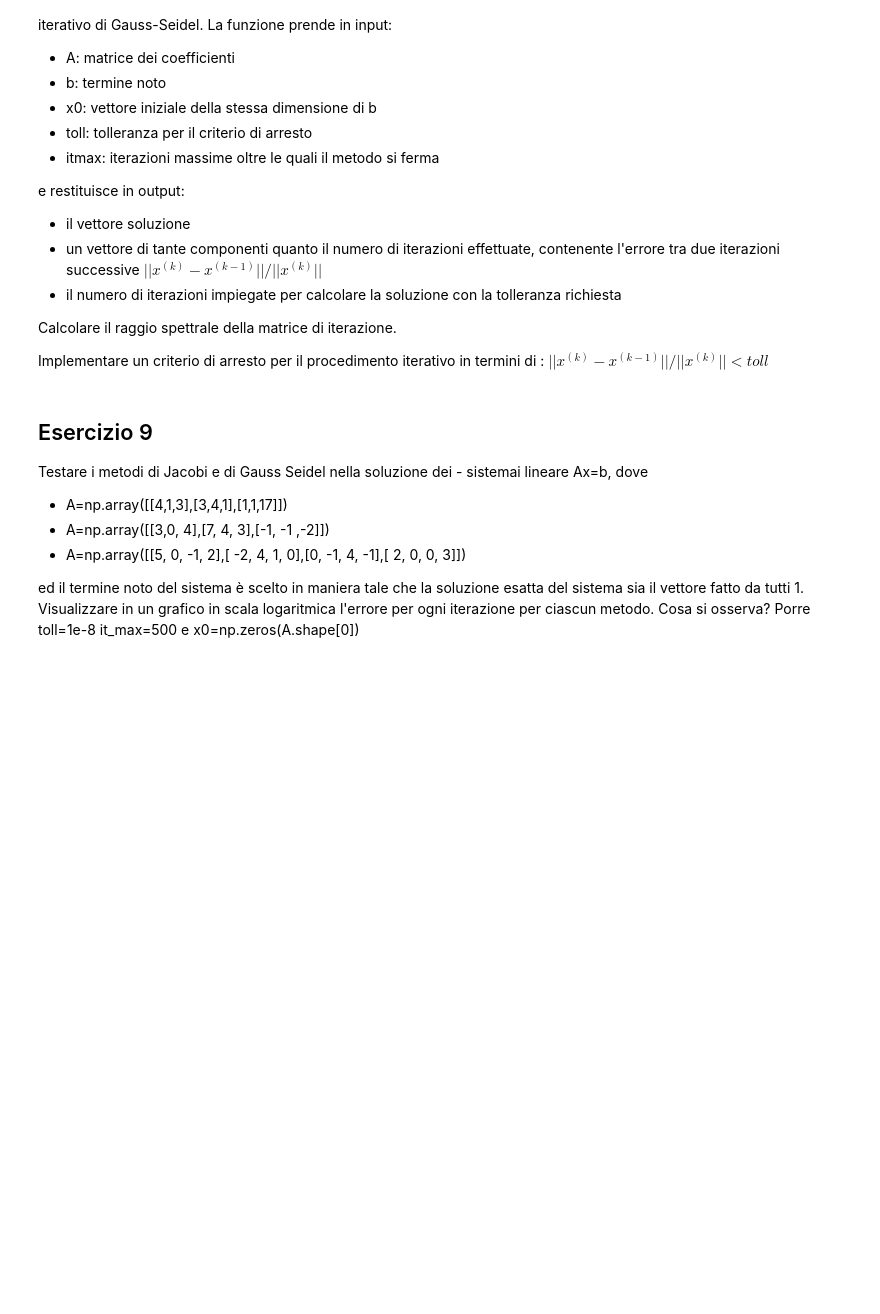
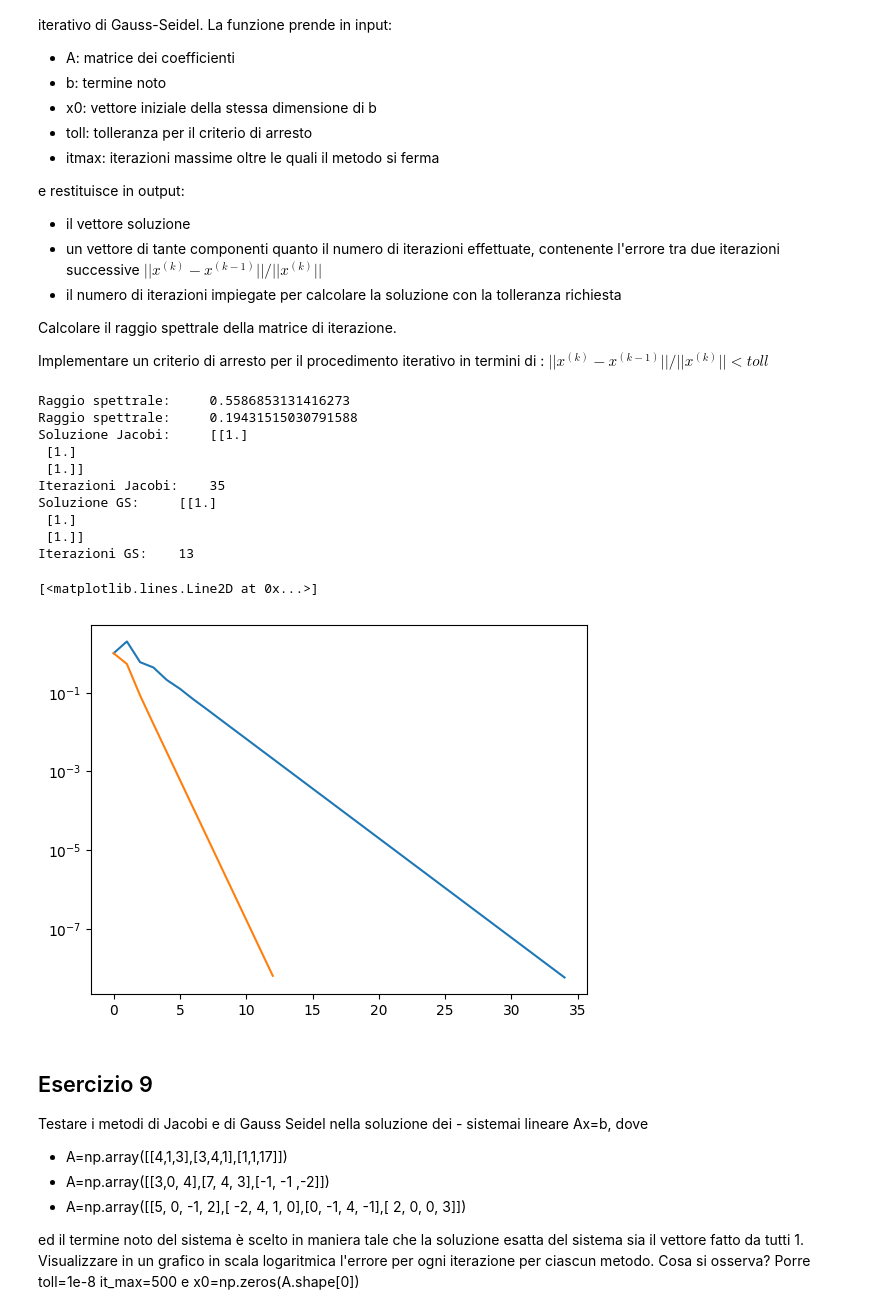
Before and after one commit to AndrewGagliottiUnibo/IoT-Project-network-, a Jupyter notebook: MetodiLab/08/Esercitazione8.ipynb, the cells around one changed output. Saved outputs shown, nothing was run; the diff lists cells and outputs as text; code cells hidden in the pictures; blank space fills up the shorter version.

```diff
--- a/MetodiLab/08/Esercitazione8.ipynb
+++ b/MetodiLab/08/Esercitazione8.ipynb
@@ -8,6 +8,34 @@ from scipy.linalg import lu
 from scipy.linalg import cholesky
 from scipy.linalg import qr
 import matplotlib.pyplot as plt
+# %%
+# Funzione di supporto per Gauss Seidel
+def Lsolve(L, b):
+    # test dimensione sulla possibile differenza tra righe e colonne
+    m, n = L.shape
+    flag = 0
+    if n != m:
+        print("Matrice non quadrata")
+        flag = 1
+        x = []
+        return x, flag
+
+    # Test sulla singolarità: prodotto delle diagonali per vedere che queste non si annullino
+    if np.all(np.diag(L)) != True:
+        print("Diagonale nulla, matrice triangolare inferiore")
+        flag = 1
+        x = []
+        return x, flag
+
+    # Algoritmo vero e proprio
+    x = np.zeros((n, 1))
+
+    # Eseguo il prodotto scalare tra la riga i-esima e le i-1 componenti della soluzione appena calcolata
+    for i in range(n):
+        s = np.dot(L[i, :i], x[0:i])
+        x[i] = (b[i] - s) / L[i, i]
+
+    return x, flag
 # %% [markdown]
 ## Esercizio 4
 Si implementi una function *solve_nsis(A,B)* per il calcolo della soluzione di un generale sistema lineare $AX = B$, con $X, B$ matrici, che usi la fattorizzazione LU della matrice PA, per risolvere n sistemi lineari: aventi la stessa matrice dei coefficienti A e termine noto l'i-esima colonna della matrice B.
@@ -149,6 +177,8 @@ def jacobi(A, b, x0, toll, itmax):
     autT = np.linalg.eigvals(T)
     rho = np.max(np.abs(autT))
     print("Raggio spettrale:    ", rho)
+    if (rho > 1):
+        print("Raggio spettrale maggiore di 1, nessuna soluzione")
 
     # Cuore dell'algoritmo: inizializzo il contatore delle iterazioni. Tengo traccia del vettore
     # degli errori per poi fare un grafico rappresentativo
@@ -219,17 +285,34 @@ def gauss_seidel(x0, toll, itmax):
 # %%
-A = np.array([[3, 0, 4], [7, 4, 3], [-1, -1, -2]])
-
+A = np.array([[4, 1, 3], [3, 4, 1], [1, 1, 17]])
+n = A.shape[0]
+b = np.sum(A, axis=1).reshape(n, 1)
 # Posso scegliere un qualunque vettore iniziale
 x0 = np.zeros((n, 1))
 itmax = 100
 toll = 1e-8
+xJ, itJ, err_vetJ = jacobi(A, b, x0, toll, itmax)
 xG, itG, err_vetG = gauss_seidel(A, b, x0, toll, itmax)
 
-print("Soluzione:   ", xG)
-print("Iterazioni:  ", itG)
+print("Soluzione Jacobi:    ", xJ)
+print("Iterazioni Jacobi:   ", itJ)
+print("Soluzione GS:    ", xG)
+print("Iterazioni GS:   ", itG)
 
+plt.semilogy(np.arange(itJ), err_vetJ)
 plt.semilogy(np.arange(itG), err_vetG)
-plt.show()
+# %% [output]
+Raggio spettrale:     0.5586853131416273
+Raggio spettrale:     0.19431515030791588
+Soluzione Jacobi:     [[1.]
+ [1.]
+ [1.]]
+Iterazioni Jacobi:    35
+Soluzione GS:     [[1.]
+ [1.]
+ [1.]]
+Iterazioni GS:    13
+[<matplotlib.lines.Line2D at 0x...>]
+[figure, added]
 # %% [markdown]
 ## Esercizio 9
 Testare i metodi di Jacobi e di Gauss Seidel nella soluzione dei - sistemai lineare Ax=b, dove
```
Also changed, not shown: parts of 3 cells of this notebook.
